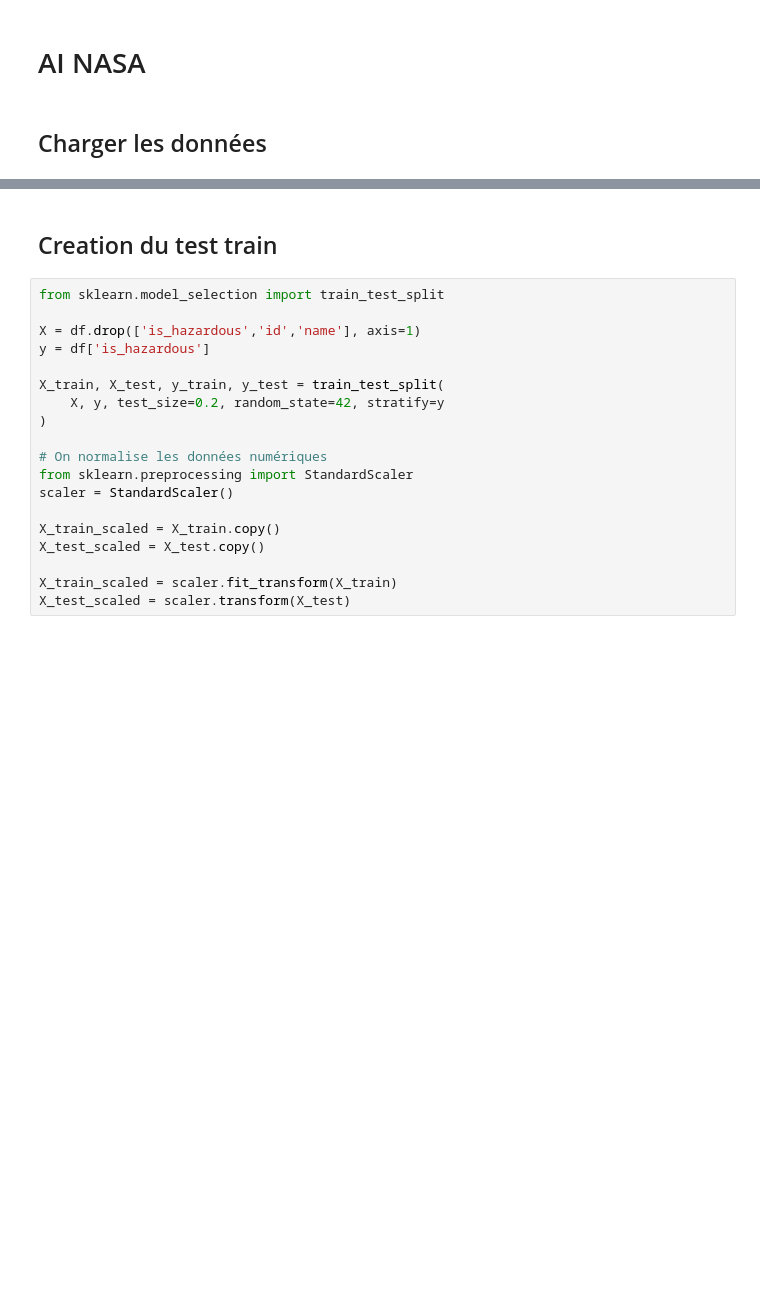
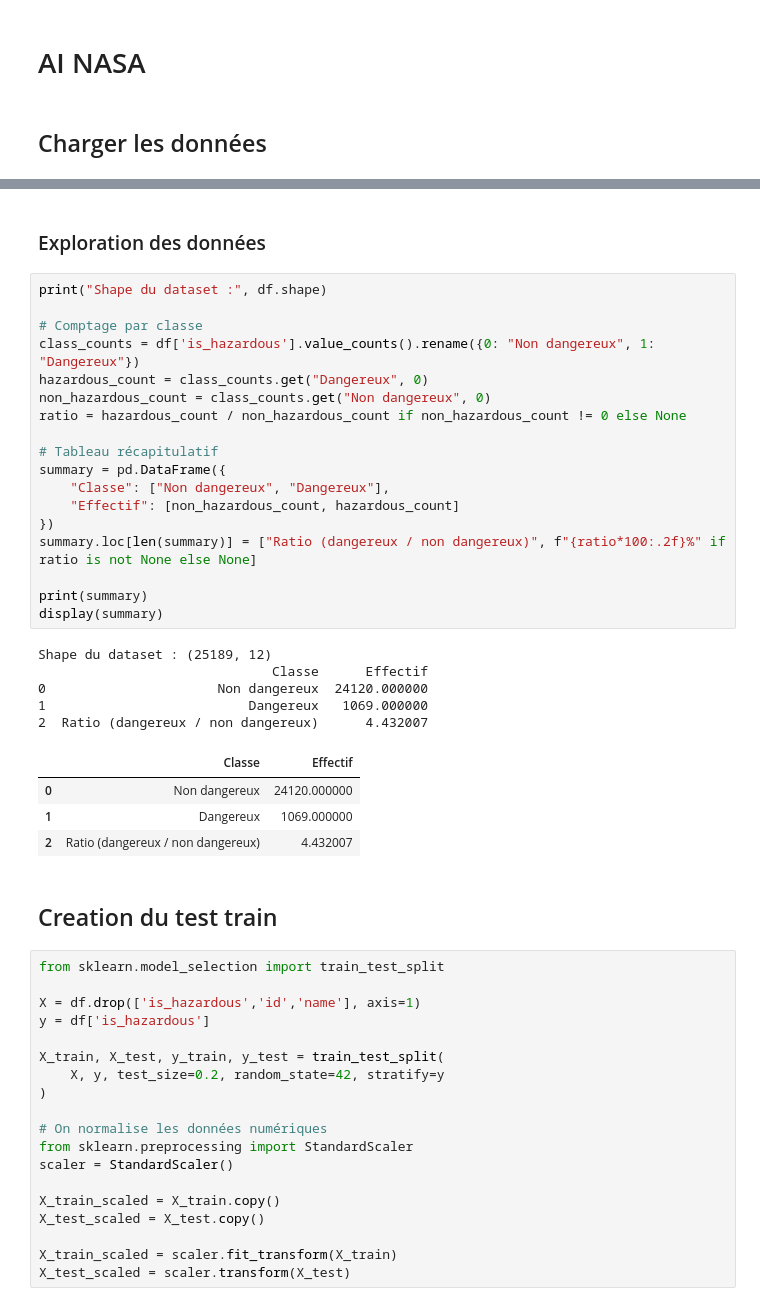
Before and after one commit to MehdiBoussalem/Nasa-ML, a Jupyter notebook: ml.ipynb, the cells around one changed output, grey strips where cells are left out. Cells and saved outputs as stored; diff of their text form; blank space fills up the shorter version.

```diff
--- a/ml.ipynb
+++ b/ml.ipynb
@@ -16,6 +16,36 @@ df.head()
 | 2 | 2000887 | 887 Alinda (A918 AA) | 13.81 | 4.597852 | 10.281109 | 0 | 25545.505252 | ... |
 | 3 | 2001036 | 1036 Ganymed (A924 UB) | 9.18 | 38.775283 | 86.704169 | 0 | 22693.918951 | ... |
 | 4 | 2001221 | 1221 Amor (1932 EA1) | 17.37 | 0.892391 | 1.995446 | 0 | 38772.626612 | ... |
+# %% [markdown]
+### Exploration des données
+# %%
+print("Shape du dataset :", df.shape)
+
+# Comptage par classe
+class_counts = df['is_hazardous'].value_counts().rename({0: "Non dangereux", 1: "Dangereux"})
+hazardous_count = class_counts.get("Dangereux", 0)
+non_hazardous_count = class_counts.get("Non dangereux", 0)
+ratio = hazardous_count / non_hazardous_count if non_hazardous_count != 0 else None
+
+# Tableau récapitulatif
+summary = pd.DataFrame({
+    "Classe": ["Non dangereux", "Dangereux"],
+    "Effectif": [non_hazardous_count, hazardous_count]
+})
+summary.loc[len(summary)] = ["Ratio (dangereux / non dangereux)", f"{ratio*100:.2f}%" if ratio is not None else None]
+
+print(summary)
+display(summary)
+# %% [output]
+Shape du dataset : (25189, 12)
+                              Classe      Effectif
+0                      Non dangereux  24120.000000
+1                          Dangereux   1069.000000
+2  Ratio (dangereux / non dangereux)      4.432007
+|  | Classe | Effectif |
+| 0 | Non dangereux | 24120.000000 |
+| 1 | Dangereux | 1069.000000 |
+| 2 | Ratio (dangereux / non dangereux) | 4.432007 |
 # %% [markdown]
 ## Creation du test train
 # %%
```
Also changed, not shown: 3 other files.
